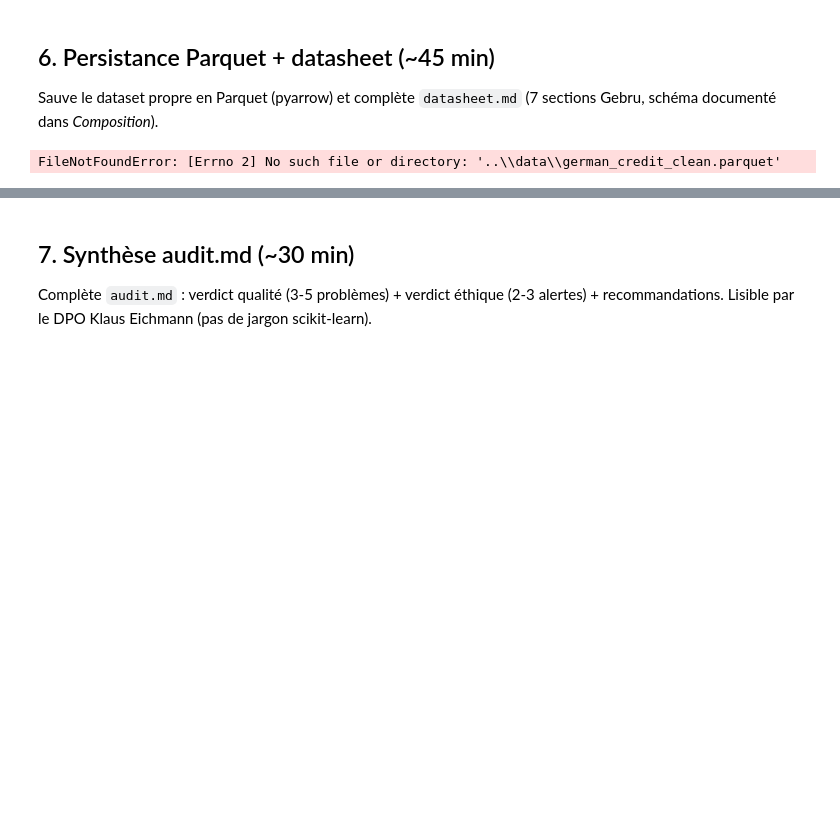
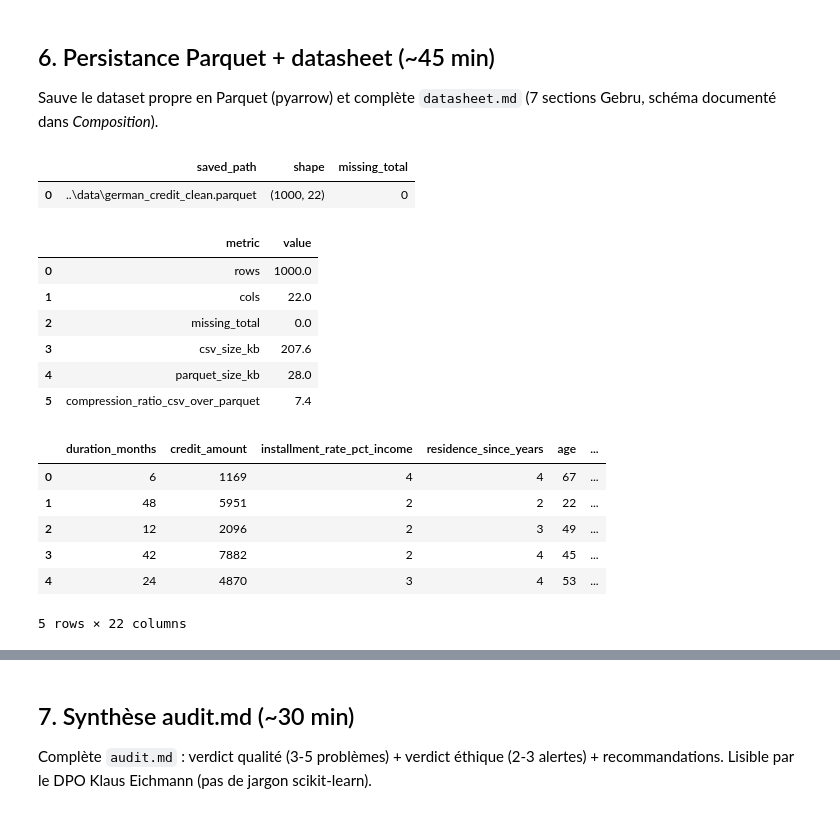
Before and after one commit to userZku/ia-atos-parcours-m2-b1, a Jupyter notebook: notebooks/M2-B1_theo.ipynb, the cells around one changed output, grey strips where cells are left out. Cells and saved outputs as stored; diff of their text form; code cells hidden in the pictures; blank space fills up the shorter version.

```diff
--- a/notebooks/M2-B1_theo.ipynb
+++ b/notebooks/M2-B1_theo.ipynb
@@ -521,10 +574,67 @@ Sauve le dataset propre en Parquet (pyarrow) et complète `datasheet.md`
-# %%
-# Vérification relecture
-df_back = pd.read_parquet(CLEAN_PATH)
-print(f"Relu : {df_back.shape}, types préservés : {df_back.dtypes.value_counts().to_dict()}")
-
-csv_size = RAW_PATH.stat().st_size / 1024
-pq_size = CLEAN_PATH.stat().st_size / 1024
-print(f"CSV : {csv_size:.1f} Ko · Parquet : {pq_size:.1f} Ko (compression : {csv_size/pq_size:.1f}x)")
-# %% [output]
-FileNotFoundError: [Errno 2] No such file or directory: '..\\data\\german_credit_clean.parquet'
+# %%
+# Creation d'un dataset propre et persistance Parquet (pyarrow)
+X_clean, y_clean = pp.load_dataset(RAW_PATH)
+
+df_clean = X_clean.copy()
+# On applique ici l'imputation modale de customer_segment pour livrer un fichier sans manquants.
+df_clean["customer_segment"] = df_clean["customer_segment"].fillna(
+    df_clean["customer_segment"].mode(dropna=True).iloc[0]
+)
+df_clean["credit_risk"] = y_clean.map({0: "good_credit", 1: "bad_credit"})
+
+df_clean.to_parquet(CLEAN_PATH, engine="pyarrow", compression="snappy", index=False)
+
+display(
+    pd.DataFrame(
+        {
+            "saved_path": [str(CLEAN_PATH)],
+            "shape": [df_clean.shape],
+            "missing_total": [int(df_clean.isna().sum().sum())],
+        }
+    )
+)
+# %% [output]
+|  | saved_path | shape | missing_total |
+| 0 | ..\data\german_credit_clean.parquet | (1000, 22) | 0 |
+# %%
+# Verification relecture
+df_back = pd.read_parquet(CLEAN_PATH)
+
+verification = pd.DataFrame(
+    {
+        "metric": [
+            "rows",
+            "cols",
+            "missing_total",
+            "csv_size_kb",
+            "parquet_size_kb",
+            "compression_ratio_csv_over_parquet",
+        ],
+        "value": [
+            df_back.shape[0],
+            df_back.shape[1],
+            int(df_back.isna().sum().sum()),
+            round(RAW_PATH.stat().st_size / 1024, 1),
+            round(CLEAN_PATH.stat().st_size / 1024, 1),
+            round((RAW_PATH.stat().st_size / CLEAN_PATH.stat().st_size), 1),
+        ],
+    }
+)
+
+display(verification)
+display(df_back.head())
+# %% [output]
+|  | metric | value |
+| 0 | rows | 1000.0 |
+| 1 | cols | 22.0 |
+| 2 | missing_total | 0.0 |
+| 3 | csv_size_kb | 207.6 |
+| 4 | parquet_size_kb | 28.0 |
+| 5 | compression_ratio_csv_over_parquet | 7.4 |
+|  | duration_months | credit_amount | installment_rate_pct_income | residence_since_years | age | ... |
+| 0 | 6 | 1169 | 4 | 4 | 67 | ... |
+| 1 | 48 | 5951 | 2 | 2 | 22 | ... |
+| 2 | 12 | 2096 | 2 | 3 | 49 | ... |
+| 3 | 42 | 7882 | 2 | 4 | 45 | ... |
+| 4 | 24 | 4870 | 3 | 4 | 53 | ... |
+5 rows × 22 columns
```
Also changed, not shown: parts of 9 cells of this notebook, 3 other files.
